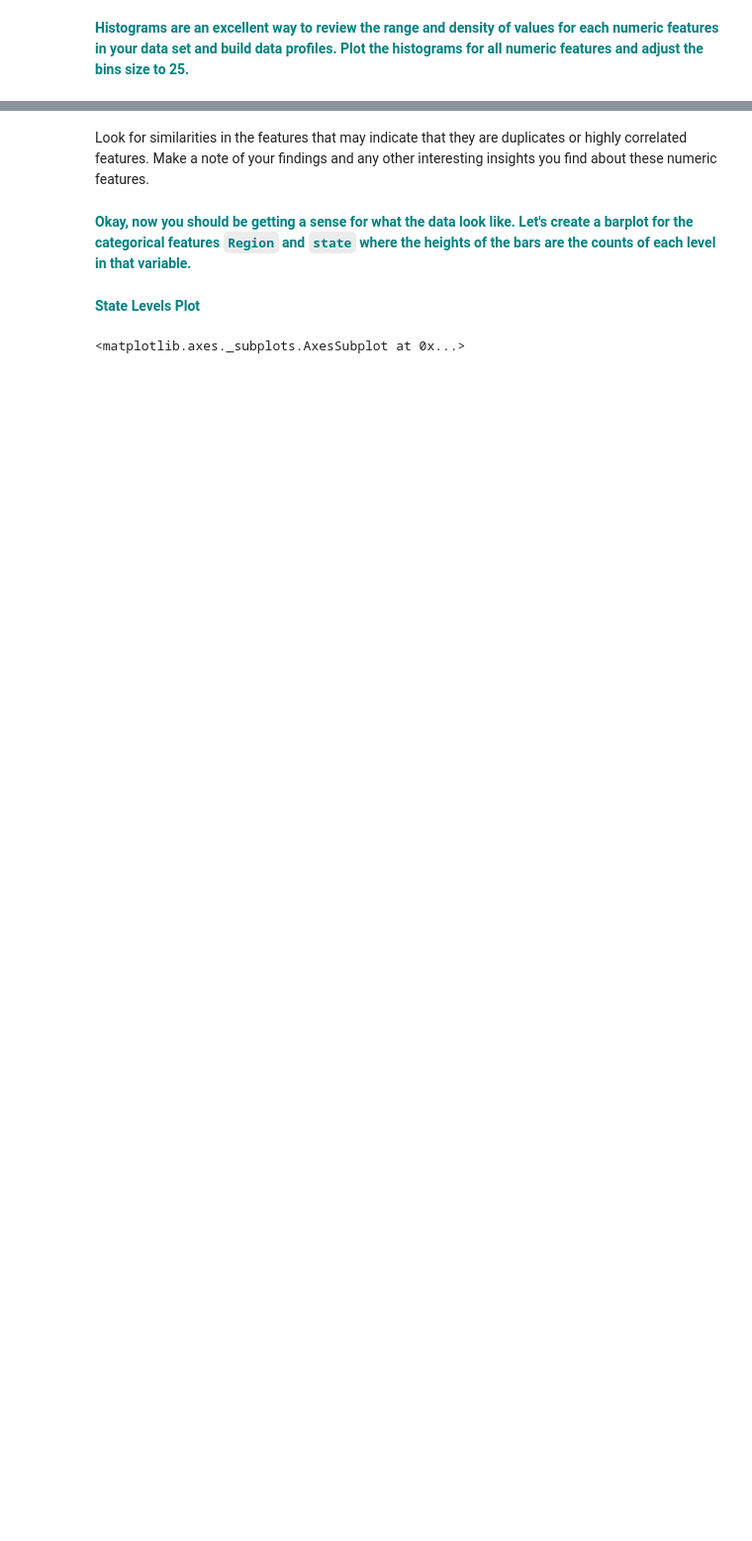
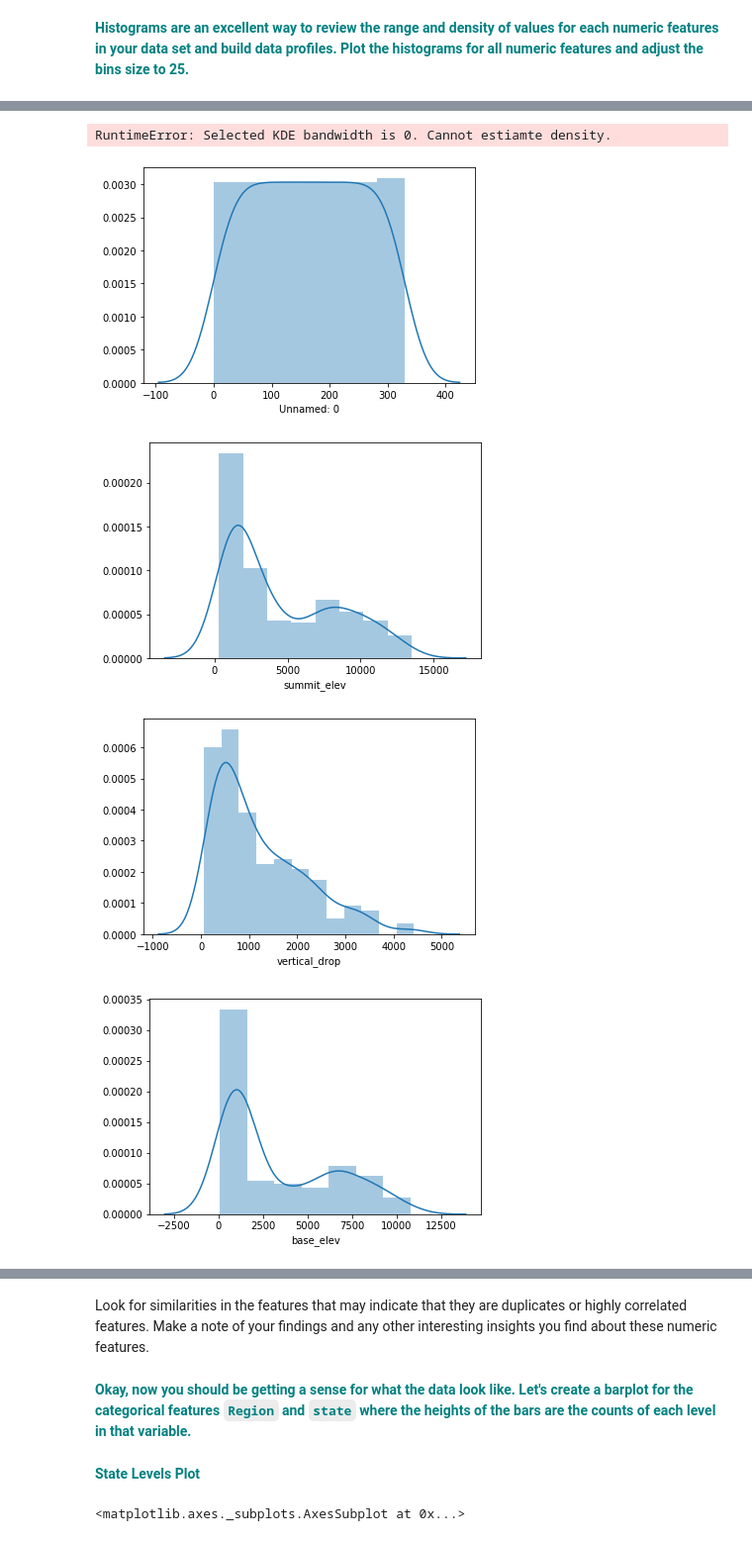
Before and after one commit to Rahulleo/GuidedCapstone, a Jupyter notebook: queries/GuidedCapstoneStep3HL.ipynb, the cells around one changed output, grey strips where cells are left out. Shown: that part at 99% size. Cells and saved outputs as stored; diff of their text form; code cells hidden in the pictures; blank space fills up the shorter version.

```diff
--- a/queries/GuidedCapstoneStep3HL.ipynb
+++ b/queries/GuidedCapstoneStep3HL.ipynb
@@ -121,0 +105,13 @@ for i, col in enumerate(df.columns):#code not working to plot the individual his
+# %%
+#df = df.drop('Unnamed: 0', axis=1)
+df_num = df.select_dtypes(include='number')
+#df_num = df_num.drop('NightSkiing_ac', axis=1)
+for i,col in enumerate(df_num.columns):
+    plt.figure(i)
+    sns.distplot(df[col])
+# %% [output]
+RuntimeError: Selected KDE bandwidth is 0. Cannot estiamte density.
+[figure, added]
+[figure, added]
+[figure, added]
+[figure, added]
```
Also changed, not shown: parts of 40 cells of this notebook.
